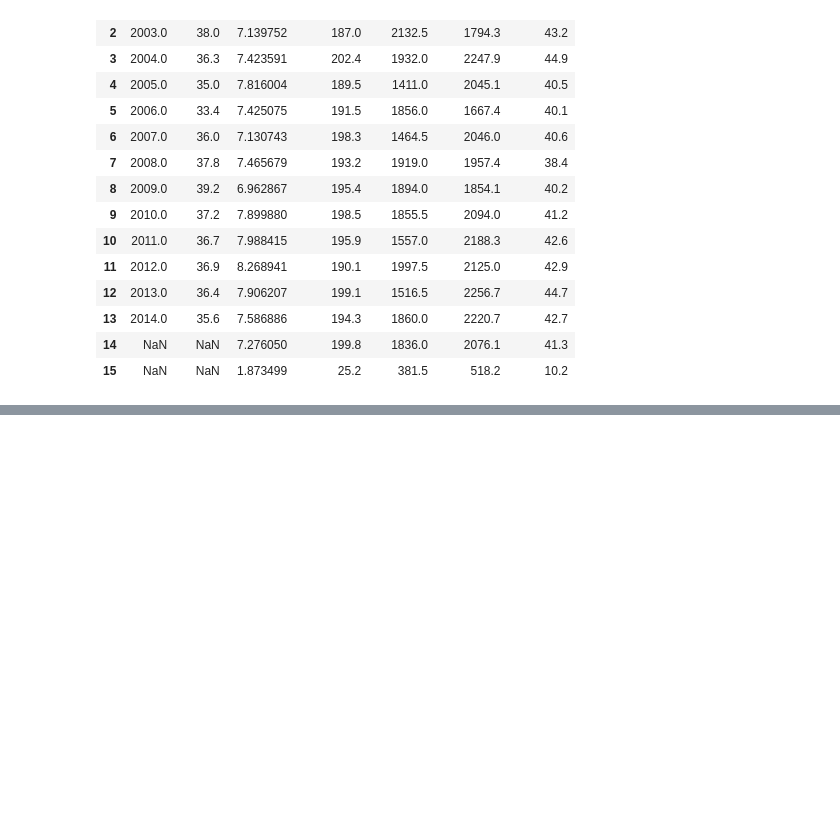
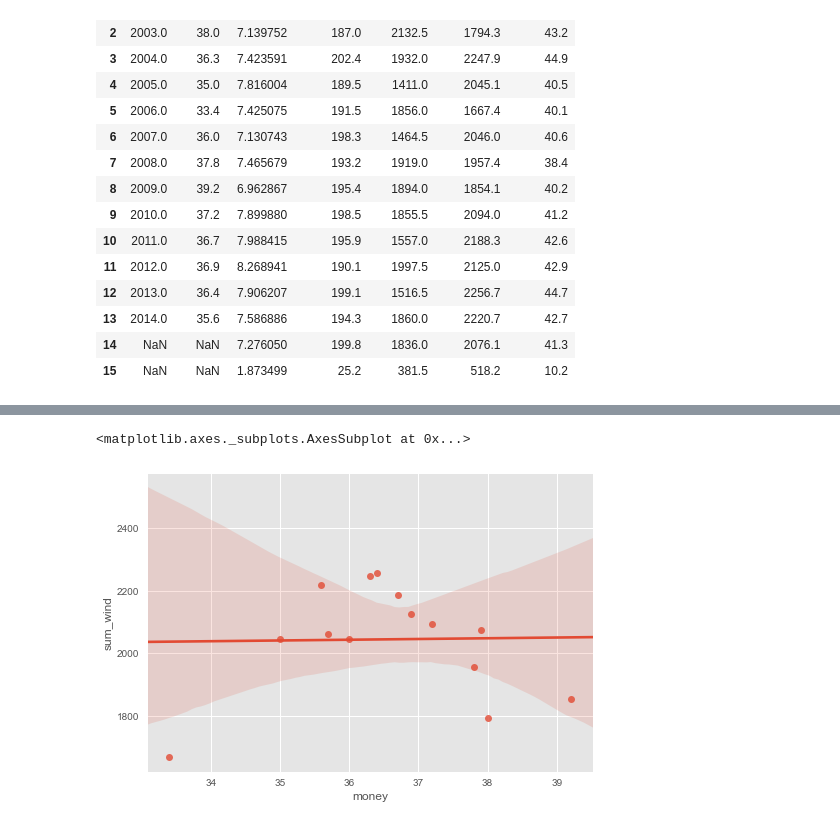
Before and after one commit to taishiroyamada/graduation_thesis_dayo, a Jupyter notebook: sotsuron_data3.ipynb, the cells around one changed output, grey strips where cells are left out. Cells and saved outputs as stored; diff of their text form; code cells hidden in the pictures; blank space fills up the shorter version.

```diff
--- a/sotsuron_data3.ipynb
+++ b/sotsuron_data3.ipynb
@@ -185,0 +219,6 @@ yt_data.drop([14,15],axis=)
+# %%
+
+sns.regplot(x=yt_data["money"], y=yt_data["sum_wind"])
+# %% [output]
+<matplotlib.axes._subplots.AxesSubplot at 0x...>
+[figure, added]
```
Also changed, not shown: parts of 6 cells of this notebook.
